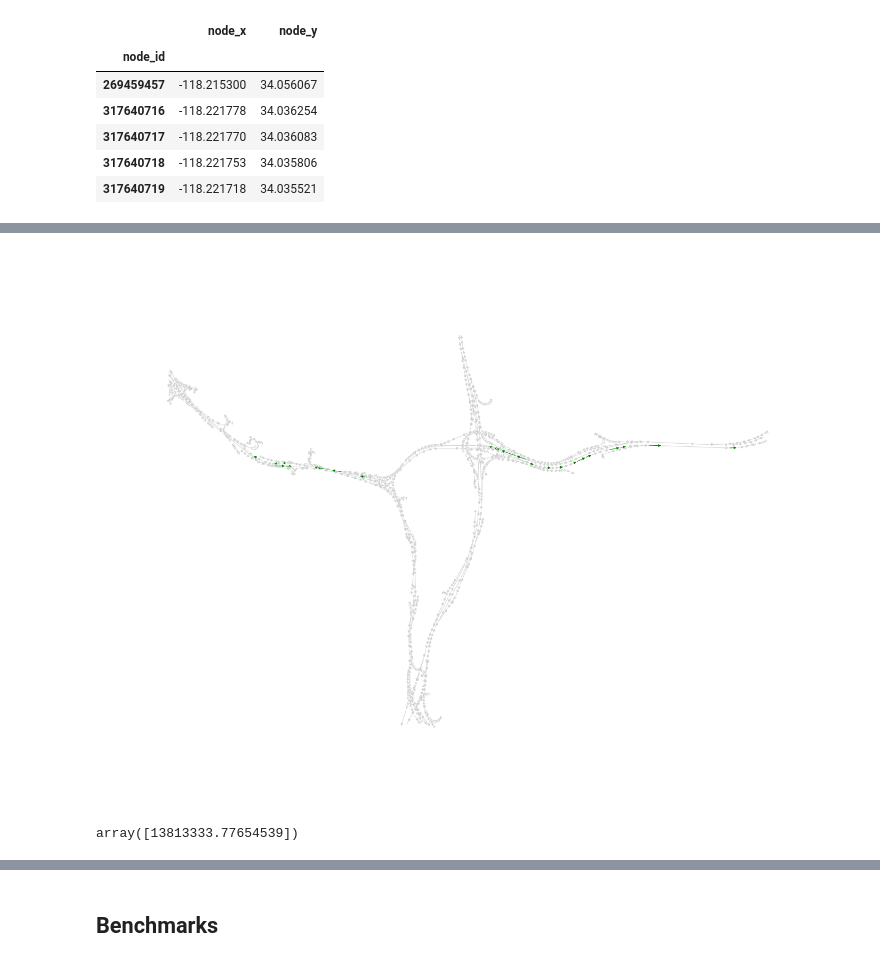
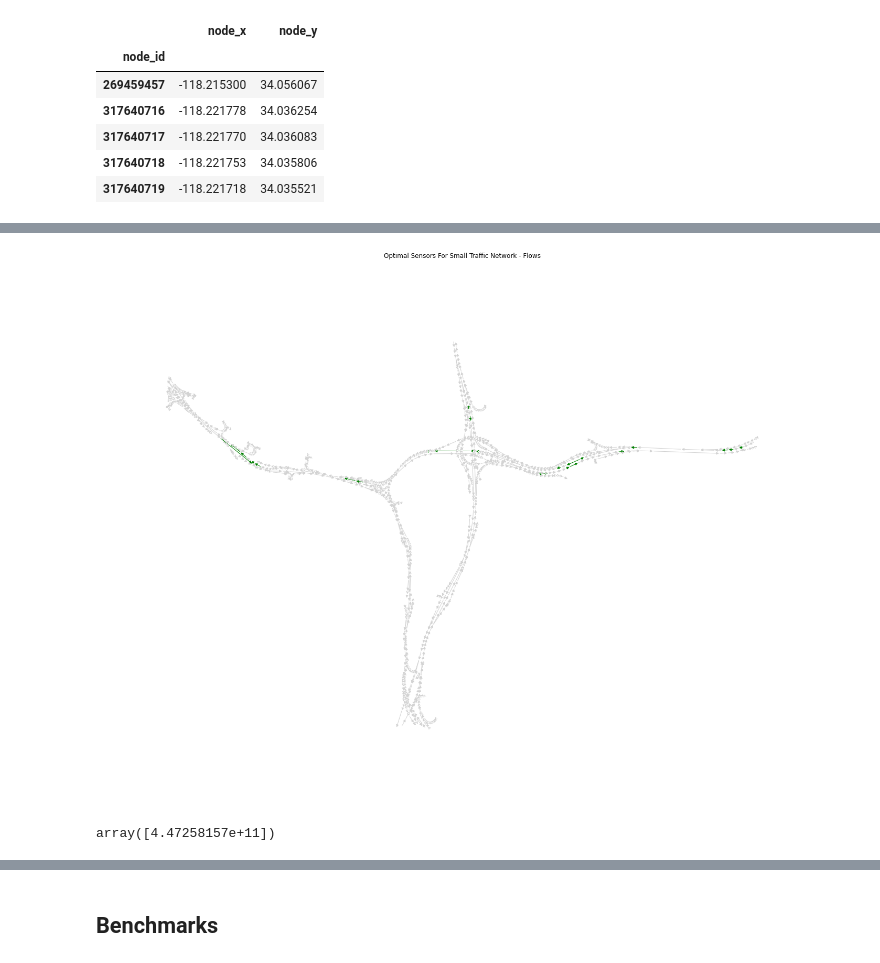
Before and after one commit to arnav-b/sensor-placement, a Jupyter notebook: algorithms.ipynb, the cells around one changed output, grey strips where cells are left out. Drawn from its saved outputs; the diff is of its cells as text; code cells hidden in the pictures.

```diff
--- a/algorithms.ipynb
+++ b/algorithms.ipynb
@@ -432,3 +431,13 @@ smoothness(H, "vehicle_speed") / H.number_of_nodes()
+# %%
+from copy import deepcopy
+
+dummy = "dummy"
+
+for v in deepcopy(G.nodes()):
+    if G.out_degree(v) == 0:
+        G.add_edge(v, dummy)
+    if G.in_degree(v) == 0:
+        G.add_edge(dummy, v)
 # %%
 nodes = pd.read_csv("out/" + city + ".nodes.csv", sep=";").set_index("node_id")
 nodes.head()
@@ -449,3 +457,5 @@ cmap = mpl.colormaps["viridis"]
 # %%
 labeled_flows = get_labels_from_df(edgelist, 2, 3, -2)
-opt_sensors = choose_sensors(G, labeled_flows, flow_prediction_nls, mse, lazy=True)
+k = int(len(labeled_flows) / 10)
+# %%
+opt_sensors = choose_sensors(G, labeled_flows, flow_prediction_nls, mse, lazy=True, k=k, cores=8)
@@ -452,13 +537,14 @@ opt_sensors = choose_sensors(G, labeled_flows, flow_prediction_nls, mse, lazy=Tr
 # %%
 plt.figure(figsize=[3 * 6.4, 3 * 4.8])
-
-edge_colors = ["green" if (u, v) in opt_sensors or (v, u) in opt_sensors else "lightgray" for u, v in G.edges()]
+edge_colors = ["green" if (u, v) in opt_sensors[:25] or (v, u) in opt_sensors[:25] else "lightgray" for u, v in G.edges()]
 nx.draw(G, pos=positions, node_size=1, node_color="white", edge_color=edge_colors)
+plt.title("Optimal Sensors For Small Traffic Network - Flows")
+plt.show()
 # %% [output]
-[figure, old version]
+[figure, new version]
 # %%
-mse(flow_prediction_nls(G, {s: labeled_flows[s] for s in opt_sensors}), labeled_flows)
+mse(flow_prediction_nls(G, {s: labeled_flows[s] for s in opt_sensors}), labeled_flows) ** 2
 # %% [output]
-array([13813333.77654539])
+array([4.47258157e+11])
 # %%
 preds = flow_prediction_nls(G, {s: labeled_flows[s] for s in opt_sensors})
```
Also changed, not shown: parts of 58 cells of this notebook.
